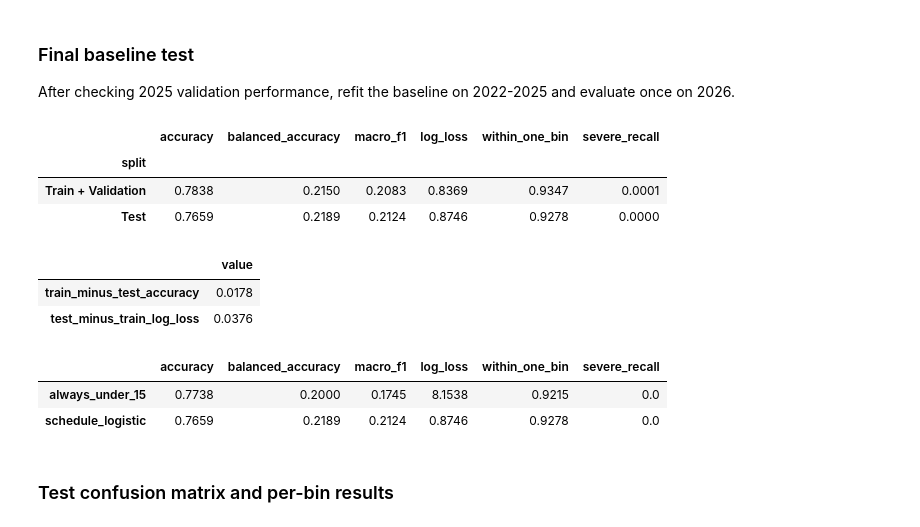
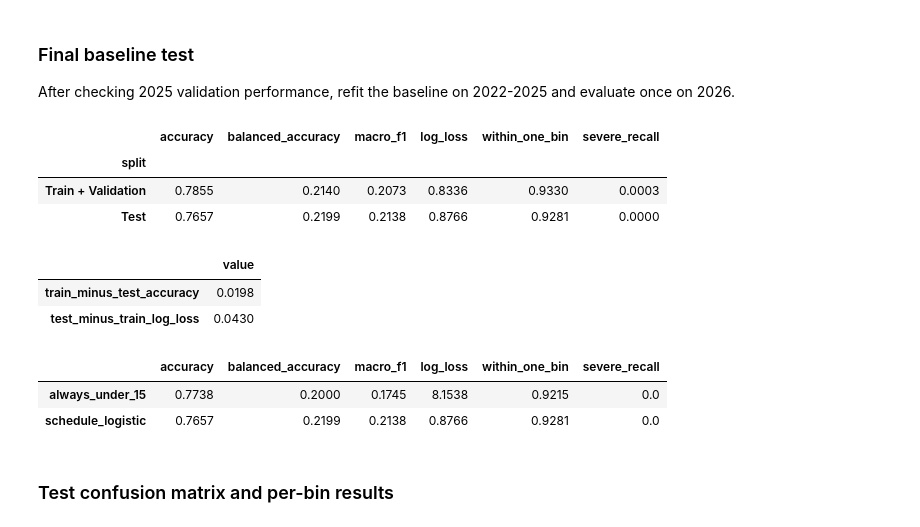
Before and after one commit to UC-Berkeley-I-School/207-Summer26-FinalProject-MLModel, a Jupyter notebook: V2_Approach/notebooks/05_baseline_models.ipynb, the cells around one changed output. Drawn from its saved outputs; the diff is of its cells as text; code cells hidden in the pictures.

```diff
--- a/V2_Approach/notebooks/05_baseline_models.ipynb
+++ b/V2_Approach/notebooks/05_baseline_models.ipynb
@@ -311,15 +402,14 @@ for window_name, end_date in training_windows:
     training_subset = train.loc[train["flight_date"] < end_date]
     y_subset = training_subset["target_delay_bin"].astype(int).to_numpy()
 
-    model = build_schedule_model()
-    model.fit(
-        prepare_schedule_data(training_subset),
+    training_run = fit_schedule_model(
+        training_subset,
         y_subset,
-        model__sample_weight=make_sample_weights(y_subset),
+        validation,
+        y_validation,
     )
-
-    training_probabilities = model.predict_proba(prepare_schedule_data(training_subset))
-    validation_probabilities = model.predict_proba(prepare_schedule_data(validation))
+    training_probabilities = training_run["train_probabilities"]
+    validation_probabilities = training_run["holdout_probabilities"]
 
     training_scores = score_predictions(y_subset, training_probabilities)
     validation_scores = score_predictions(y_validation, validation_probabilities)
@@ -336,7 +426,7 @@ for window_name, end_date in training_windows:
     )
 
     if end_date == VALIDATION_START_DATE:
-        training_model = model
+        best_schedule_epochs = training_run["best_epoch"]
         training_train_probabilities = training_probabilities
         training_validation_probabilities = validation_probabilities
 
@@ -435,15 +525,14 @@ final_train = data.loc[data["flight_date"] < TEST_START_DATE]
 y_final_train = final_train["target_delay_bin"].astype(int).to_numpy()
 y_test = test["target_delay_bin"].astype(int).to_numpy()
 
-final_model = build_schedule_model()
-final_model.fit(
-    prepare_schedule_data(final_train),
+final_run = fit_final_schedule_model(
+    final_train,
     y_final_train,
-    model__sample_weight=make_sample_weights(y_final_train),
+    test,
+    epochs=best_schedule_epochs,
 )
-
-final_train_probabilities = final_model.predict_proba(prepare_schedule_data(final_train))
-test_probabilities = final_model.predict_proba(prepare_schedule_data(test))
+final_train_probabilities = final_run["train_probabilities"]
+test_probabilities = final_run["holdout_probabilities"]
 
 final_rows = []
 for split_name, actual, probabilities in [
@@ -453,41 +542,41 @@ for split_name, actual, probabilities in [
     row = {"split": split_name}
     row.update(score_predictions(actual, probabilities))
     final_rows.append(row)
 
 final_results = pd.DataFrame(final_rows).set_index("split")
 train_test_gap = pd.DataFrame(
     {
         "value": [
             final_results.loc["Train + Validation", "accuracy"]
             - final_results.loc["Test", "accuracy"],
             final_results.loc["Test", "log_loss"]
             - final_results.loc["Train + Validation", "log_loss"],
         ]
     },
     index=["train_minus_test_accuracy", "test_minus_train_log_loss"],
 )
 
 test_comparison = pd.DataFrame(
     {
         "always_under_15": no_skill_results.loc["Test"],
         "schedule_logistic": final_results.loc["Test"],
     }
 ).T
 
 display(final_results.round(4))
 display(train_test_gap.round(4))
 display(test_comparison.round(4))
 # %% [output]
 |  | accuracy | balanced_accuracy | macro_f1 | log_loss | within_one_bin | severe_recall |
 | split |  |  |  |  |  |  |
-| Train + Validation | 0.7838 | 0.2150 | 0.2083 | 0.8369 | 0.9347 | 0.0001 |
-| Test | 0.7659 | 0.2189 | 0.2124 | 0.8746 | 0.9278 | 0.0000 |
+| Train + Validation | 0.7855 | 0.2140 | 0.2073 | 0.8336 | 0.9330 | 0.0003 |
+| Test | 0.7657 | 0.2199 | 0.2138 | 0.8766 | 0.9281 | 0.0000 |
 |  | value |
-| train_minus_test_accuracy | 0.0178 |
-| test_minus_train_log_loss | 0.0376 |
+| train_minus_test_accuracy | 0.0198 |
+| test_minus_train_log_loss | 0.0430 |
 |  | accuracy | balanced_accuracy | macro_f1 | log_loss | within_one_bin | severe_recall |
 | always_under_15 | 0.7738 | 0.2000 | 0.1745 | 8.1538 | 0.9215 | 0.0 |
-| schedule_logistic | 0.7659 | 0.2189 | 0.2124 | 0.8746 | 0.9278 | 0.0 |
+| schedule_logistic | 0.7657 | 0.2199 | 0.2138 | 0.8766 | 0.9281 | 0.0 |
 # %% [markdown]
 ### Test confusion matrix and per-bin results
 # %%
```
Also changed, not shown: parts of 6 cells of this notebook, 1 other file.
